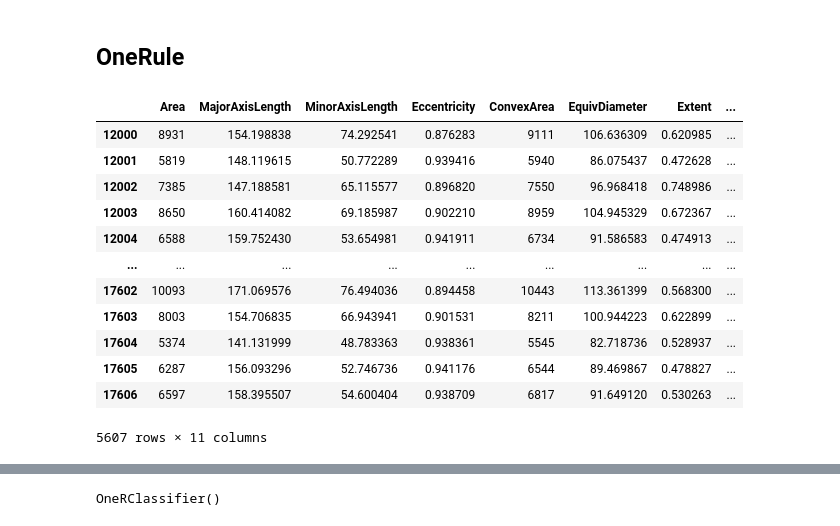
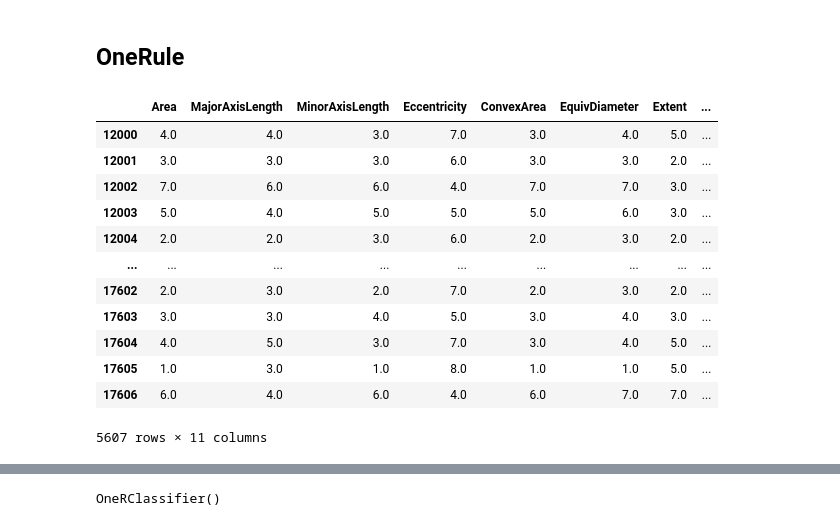
Before and after one commit to DronBit/Classification-of-Rice-Types, a Jupyter notebook: Classification of Rice Types.ipynb, the cells around one changed output, grey strips where cells are left out. Cells and saved outputs as stored; diff of their text form; code cells hidden in the pictures.

```diff
--- a/Classification of Rice Types.ipynb
+++ b/Classification of Rice Types.ipynb
@@ -1236,11 +1237,18 @@ shap.plots.bar(shap_values)
 import pandas as pd
 import numpy as np
 
+est = KBinsDiscretizer(n_bins=9, encode = 'ordinal', strategy = 'uniform', subsample=None)
 df_one = df_clean.copy()
+
+for column in df_clean.select_dtypes(include=[np.number]).columns[:-1]:
+
+    est.fit(df_clean[[column]])
+    discrete_values = est.transform(df_clean[[column]])
+    df_one[column] = discrete_values.flatten()
+
 df_one = df_one.sample(frac=1).reset_index(drop=True)
 train_df = df_one[:12000]
 test_df = df_one[12000:]
-
 test_df_pred = test_df.drop(columns=['Class'])
 
 array_list = []
@@ -1273,44 +1281,44 @@ for array in array_of_arrays:
 array_of_Accuracy = np.array(results)
 
 
 df_features = pd.DataFrame(df_one.columns[:-1], columns=['Predictors'])
 df_accuracy = pd.DataFrame(array_of_Accuracy, columns=['Accuracy'])
 
 df = pd.concat([df_features, df_accuracy], axis=1)
 
 
 max_accuracy_index = df['Accuracy'].idxmax()
 max_accuracy_predictor = df.loc[max_accuracy_index, 'Predictors']
 
 
 crosstab_accuracy = pd.crosstab(train_df[max_accuracy_predictor], train_df['Class'])
 crosstab_accuracy['Predictions'] = crosstab_accuracy.apply(lambda row: 1 if row.iloc[1] >= row.iloc[0] else 0, axis=1)
 
 
 
 def classify(row):
     if row[max_accuracy_predictor] in crosstab_accuracy.index:
         return crosstab_accuracy.loc[row[max_accuracy_predictor], 'Predictions']
     else:
         return 0
 
 
 test_df_pred['Classification'] = test_df_pred.apply(classify, axis=1)
 # print(test_df['Classification'].to_string(index=False))
 test_df_pred
 # %% [output]
 |  | Area | MajorAxisLength | MinorAxisLength | Eccentricity | ConvexArea | EquivDiameter | Extent | ... |
-| 12000 | 8931 | 154.198838 | 74.292541 | 0.876283 | 9111 | 106.636309 | 0.620985 | ... |
-| 12001 | 5819 | 148.119615 | 50.772289 | 0.939416 | 5940 | 86.075437 | 0.472628 | ... |
-| 12002 | 7385 | 147.188581 | 65.115577 | 0.896820 | 7550 | 96.968418 | 0.748986 | ... |
-| 12003 | 8650 | 160.414082 | 69.185987 | 0.902210 | 8959 | 104.945329 | 0.672367 | ... |
-| 12004 | 6588 | 159.752430 | 53.654981 | 0.941911 | 6734 | 91.586583 | 0.474913 | ... |
+| 12000 | 4.0 | 4.0 | 3.0 | 7.0 | 3.0 | 4.0 | 5.0 | ... |
+| 12001 | 3.0 | 3.0 | 3.0 | 6.0 | 3.0 | 3.0 | 2.0 | ... |
+| 12002 | 7.0 | 6.0 | 6.0 | 4.0 | 7.0 | 7.0 | 3.0 | ... |
+| 12003 | 5.0 | 4.0 | 5.0 | 5.0 | 5.0 | 6.0 | 3.0 | ... |
+| 12004 | 2.0 | 2.0 | 3.0 | 6.0 | 2.0 | 3.0 | 2.0 | ... |
 | ... | ... | ... | ... | ... | ... | ... | ... | ... |
-| 17602 | 10093 | 171.069576 | 76.494036 | 0.894458 | 10443 | 113.361399 | 0.568300 | ... |
-| 17603 | 8003 | 154.706835 | 66.943941 | 0.901531 | 8211 | 100.944223 | 0.622899 | ... |
-| 17604 | 5374 | 141.131999 | 48.783363 | 0.938361 | 5545 | 82.718736 | 0.528937 | ... |
-| 17605 | 6287 | 156.093296 | 52.746736 | 0.941176 | 6544 | 89.469867 | 0.478827 | ... |
-| 17606 | 6597 | 158.395507 | 54.600404 | 0.938709 | 6817 | 91.649120 | 0.530263 | ... |
+| 17602 | 2.0 | 3.0 | 2.0 | 7.0 | 2.0 | 3.0 | 2.0 | ... |
+| 17603 | 3.0 | 3.0 | 4.0 | 5.0 | 3.0 | 4.0 | 3.0 | ... |
+| 17604 | 4.0 | 5.0 | 3.0 | 7.0 | 3.0 | 4.0 | 5.0 | ... |
+| 17605 | 1.0 | 3.0 | 1.0 | 8.0 | 1.0 | 1.0 | 5.0 | ... |
+| 17606 | 6.0 | 4.0 | 6.0 | 4.0 | 6.0 | 7.0 | 7.0 | ... |
 5607 rows × 11 columns
 # %%
 np.unique(test_df_pred['Classification'], return_counts=True)
```
Also changed, not shown: parts of 22 cells of this notebook.
